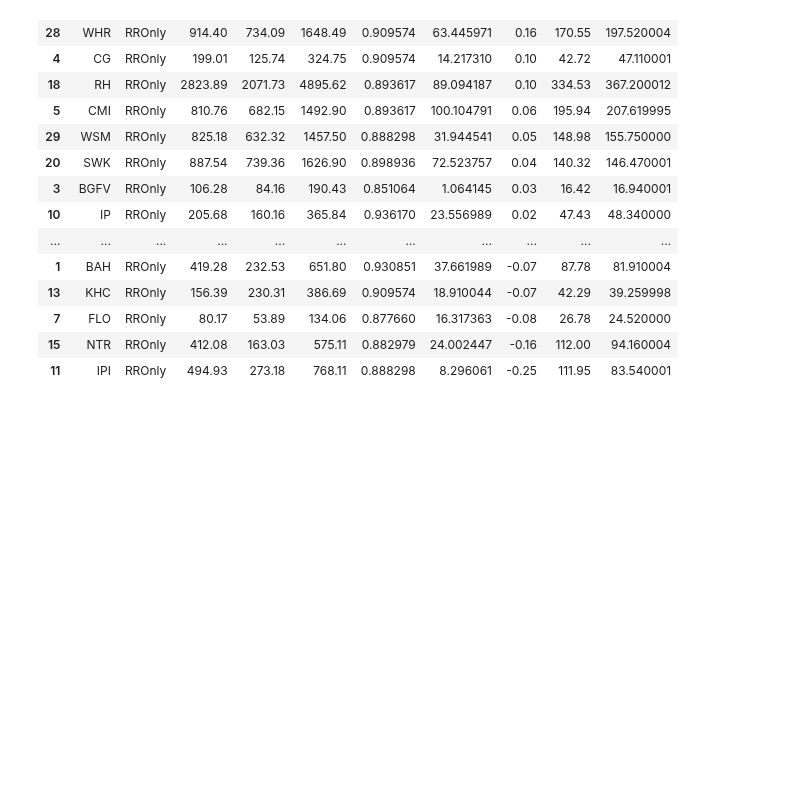
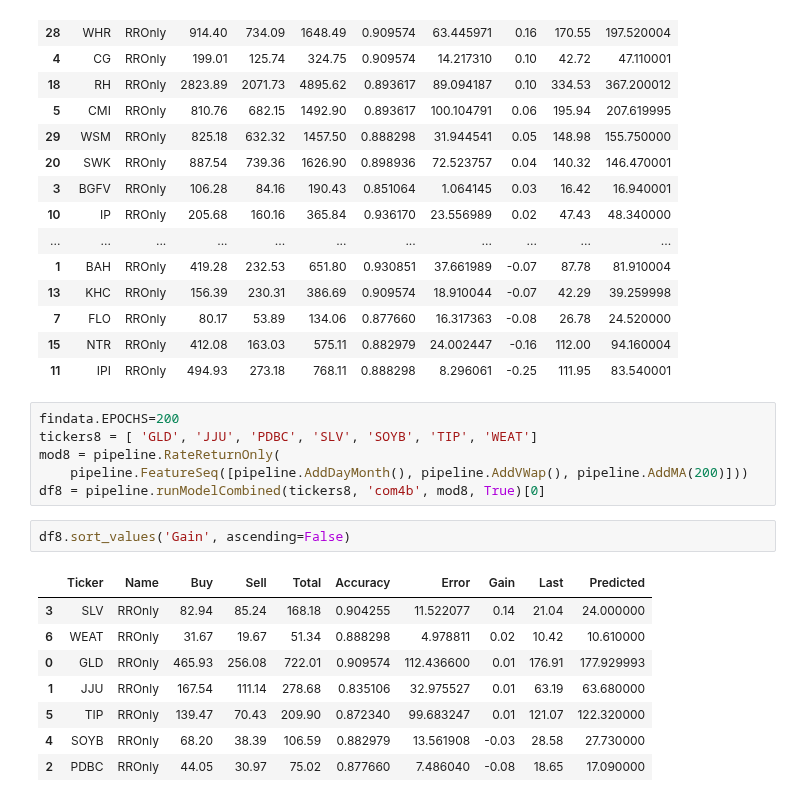
Before and after one commit to ahsank/runml, a Jupyter notebook: StockML.ipynb, the cells around one changed output. Cells and saved outputs as stored; diff of their text form; blank space fills up the shorter version.

```diff
--- a/StockML.ipynb
+++ b/StockML.ipynb
@@ -247,6 +249,23 @@ df7.sort_values('Gain', ascending=False)
 | 7 | FLO | RROnly | 80.17 | 53.89 | 134.06 | 0.877660 | 16.317363 | -0.08 | 26.78 | 24.520000 |
 | 15 | NTR | RROnly | 412.08 | 163.03 | 575.11 | 0.882979 | 24.002447 | -0.16 | 112.00 | 94.160004 |
 | 11 | IPI | RROnly | 494.93 | 273.18 | 768.11 | 0.888298 | 8.296061 | -0.25 | 111.95 | 83.540001 |
+# %%
+findata.EPOCHS=200
+tickers8 = [ 'GLD', 'JJU', 'PDBC', 'SLV', 'SOYB', 'TIP', 'WEAT']
+mod8 = pipeline.RateReturnOnly(
+    pipeline.FeatureSeq([pipeline.AddDayMonth(), pipeline.AddVWap(), pipeline.AddMA(200)]))
+df8 = pipeline.runModelCombined(tickers8, 'com4b', mod8, True)[0]
+# %%
+df8.sort_values('Gain', ascending=False)
+# %% [output]
+|  | Ticker | Name | Buy | Sell | Total | Accuracy | Error | Gain | Last | Predicted |
+| 3 | SLV | RROnly | 82.94 | 85.24 | 168.18 | 0.904255 | 11.522077 | 0.14 | 21.04 | 24.000000 |
+| 6 | WEAT | RROnly | 31.67 | 19.67 | 51.34 | 0.888298 | 4.978811 | 0.02 | 10.42 | 10.610000 |
+| 0 | GLD | RROnly | 465.93 | 256.08 | 722.01 | 0.909574 | 112.436600 | 0.01 | 176.91 | 177.929993 |
+| 1 | JJU | RROnly | 167.54 | 111.14 | 278.68 | 0.835106 | 32.975527 | 0.01 | 63.19 | 63.680000 |
+| 5 | TIP | RROnly | 139.47 | 70.43 | 209.90 | 0.872340 | 99.683247 | 0.01 | 121.07 | 122.320000 |
+| 4 | SOYB | RROnly | 68.20 | 38.39 | 106.59 | 0.882979 | 13.561908 | -0.03 | 28.58 | 27.730000 |
+| 2 | PDBC | RROnly | 44.05 | 30.97 | 75.02 | 0.877660 | 7.486040 | -0.08 | 18.65 | 17.090000 |
 # %%
  # !cp -ru results /content/drive/MyDrive/colab
  !rsync -av --ignore-existing results/* /content/drive/MyDrive/colab/results/
```
Also changed, not shown: parts of 9 cells of this notebook.
